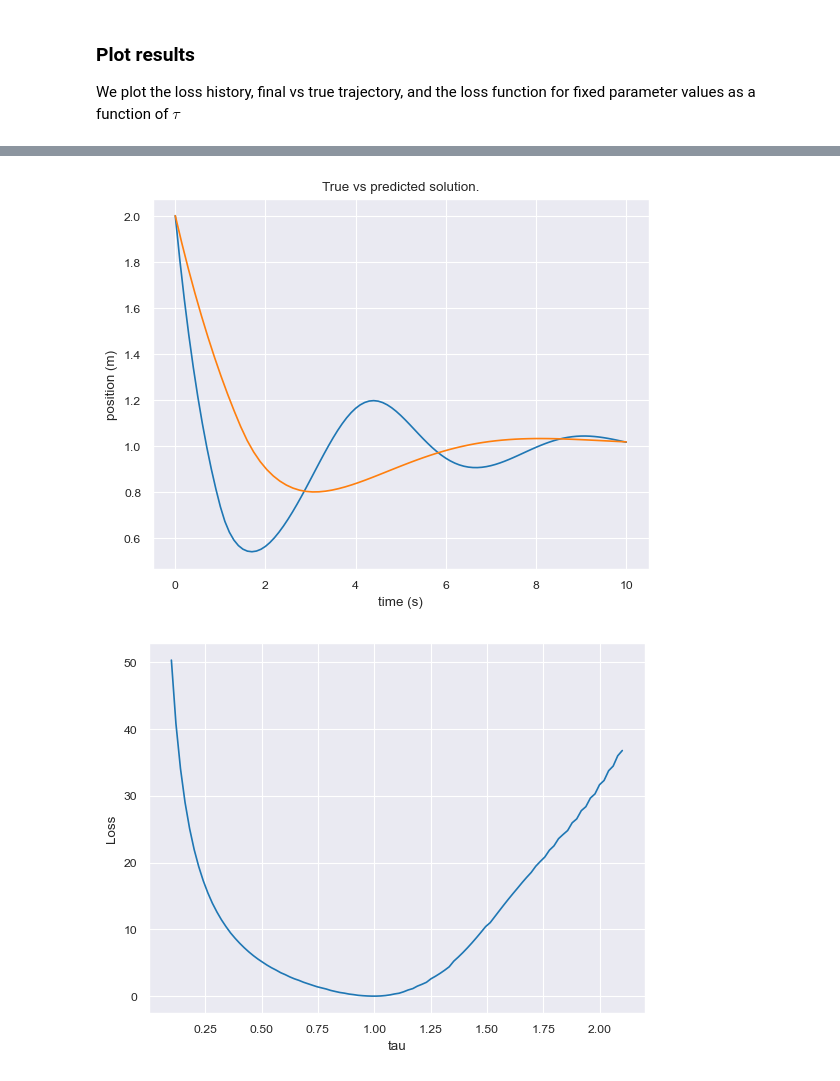
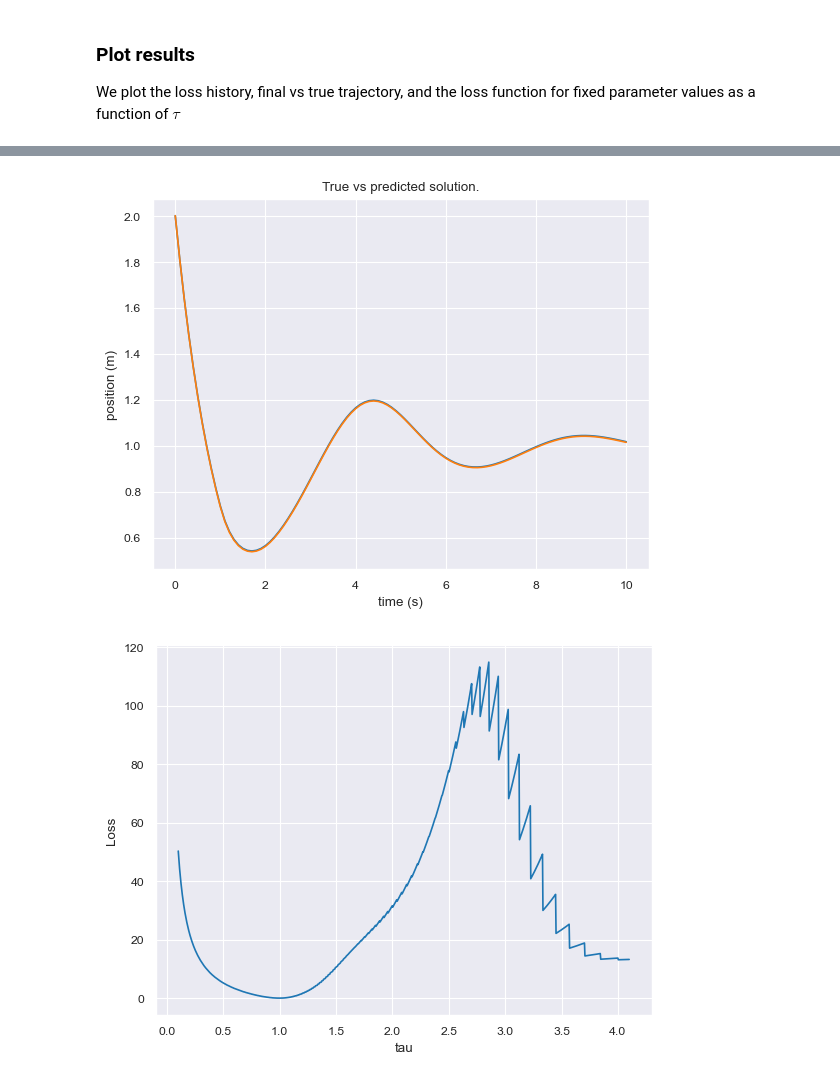
Before and after one commit to punkduckable/NDDE, a Jupyter notebook: NDDE_1D.ipynb, the cells around one changed output, grey strips where cells are left out. Saved outputs shown, nothing was run; the diff lists cells and outputs as text; code cells hidden in the pictures.

```diff
--- a/NDDE_1D.ipynb
+++ b/NDDE_1D.ipynb
@@ -75,16 +75,16 @@ from    scipy               import  interpolate;
 
 
 # Set up a NDDE_1D object. We will try to train the enclosed model to match the one we used to generate the above plot.
-Model       = MODEL(c_0 = 1.1, c_1 = 1.1);
+Model       = MODEL(c_0 = 2.0, c_1 = 0.5);
 DDE_Module  = NDDE_1D(Model);
 
 # Pick a starting position, tau, and x_0
-tau     = torch.tensor(1.1,     requires_grad = True);
+tau     = torch.tensor(1.0,     requires_grad = True);
 x_0     = torch.clone(x_0_True).requires_grad_(True);
 T       = torch.clone(T_True).requires_grad_(False);
 
 # Select the optimizer, number of epochs.
-Param_List  : List  = list(Model.parameters()) + [tau];
+Param_List  : List  = list(Model.parameters())# + [tau];
 Optimizer           = torch.optim.Adam(Param_List, lr = 0.05);
 N_Epochs    : int   = 1000;
 
@@ -195,8 +201,8 @@ plt.title("True vs predicted solution.");
 G : MODEL = MODEL(c_0 = 1.0, c_1 = 1.0);
 
 # Set up a grid of tau values. We will find the loss at each one.
-N_Steps : int = 100;
-grid_tau = torch.linspace(0.1, 2.1, steps = N_Steps, requires_grad = True);
+N_Steps : int = 1000;
+grid_tau = torch.linspace(0.1, 4.1, steps = N_Steps, requires_grad = True);
 Loss_tau = torch.zeros(N_Steps);
 
 for i in range(N_Steps):
@@ -210,7 +216,7 @@ for i in range(N_Steps):
     Targets_i           : torch.Tensor  = torch.from_numpy(x_Interp(t_Values));
 
     # Compute loss
-    Loss_tau[i] = Loss_Fn(Predictions_i, Targets_i);
+    Loss_tau[i] = Loss_Fn(Predictions_i, Targets_i, t_Values);
 
 # Plot!
 plt.figure(2);
@@ -222,2 +228,2 @@ plt.ylabel("Loss");
-[figure, old version]
+[figure, new version]
-[figure, old version]
+[figure, new version]
```
Also changed, not shown: parts of 3 cells of this notebook, 1 other file.
